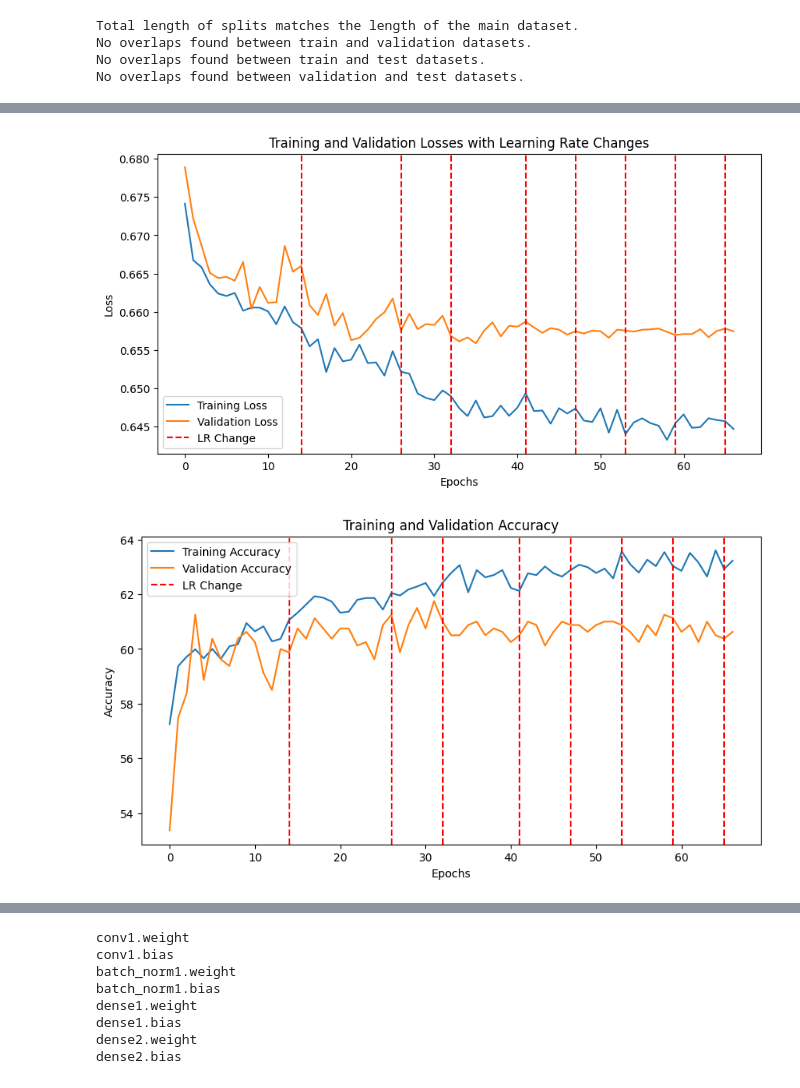
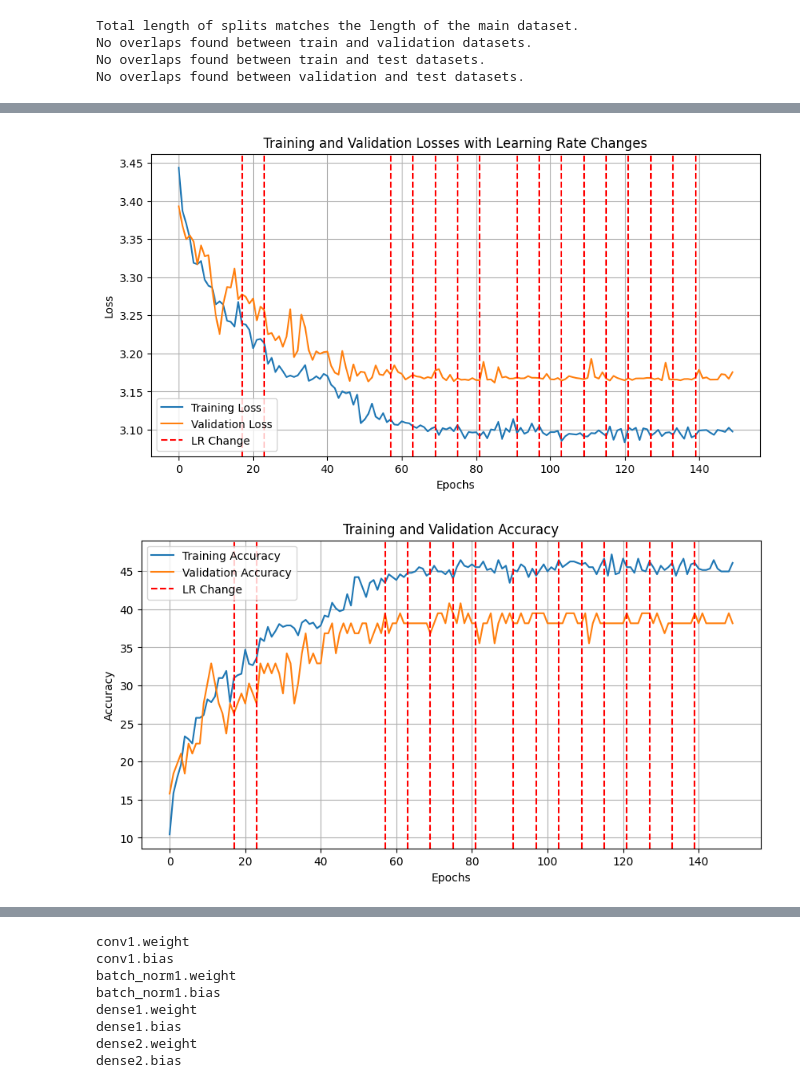
Before and after one commit to Michael-Loren/bacteria, a Jupyter notebook: ResNet-PyTorch/ResNet/ProfileHandling.ipynb, the cells around one changed output, grey strips where cells are left out. Saved outputs shown, nothing was run; the diff lists cells and outputs as text; code cells hidden in the pictures.

```diff
--- a/ResNet-PyTorch/ResNet/ProfileHandling.ipynb
+++ b/ResNet-PyTorch/ResNet/ProfileHandling.ipynb
@@ -26,7 +26,7 @@ def get_all_file_paths(dataset):
     return file_paths
 
 # # Initialize the dataset with transformations
-dataset = HyperspectralDataset(root_dir='../../ummdsRP/all')
+dataset = HyperspectralDataset(root_dir='../../dibasRP/all')
 # channel_means_cube, channel_stds_cube, channel_means_profile, channel_stds_profile = compute_statistics(dataset)
 
 channel_means_cube, channel_stds_cube, channel_means_profile, channel_stds_profile = [0.5] * 31, [0.5] * 31, [0.5] * 31, [0.5] * 31
@@ -35,12 +35,12 @@ cube_transform = NormalizeCube(mean=channel_means_cube, std=channel_stds_cube)
 profile_transform = NormalizeProfile(mean=channel_means_profile, std=channel_stds_profile)
 
 # Apply the custom transforms to the datasets
-train_dataset = HyperspectralDataset(root_dir='../../ummdsRP/train', cube_transform=cube_transform, profile_transform=profile_transform)
-val_dataset = HyperspectralDataset(root_dir='../../ummdsRP/val', cube_transform=cube_transform, profile_transform=profile_transform)
-test_dataset = HyperspectralDataset(root_dir='../../ummdsRP/test', cube_transform=cube_transform, profile_transform=profile_transform)
+train_dataset = HyperspectralDataset(root_dir='../../dibasRP/train', cube_transform=cube_transform, profile_transform=profile_transform)
+val_dataset = HyperspectralDataset(root_dir='../../dibasRP/val', cube_transform=cube_transform, profile_transform=profile_transform)
+test_dataset = HyperspectralDataset(root_dir='../../dibasRP/test', cube_transform=cube_transform, profile_transform=profile_transform)
 
 # Create DataLoaders for training, validation, and test sets
-train_loader = DataLoader(train_dataset, batch_size=48, shuffle=True, num_workers=4)
-val_loader = DataLoader(val_dataset, batch_size=48, shuffle=False, num_workers=4)
-test_loader = DataLoader(test_dataset, batch_size=48, shuffle=False, num_workers=4)
+train_loader = DataLoader(train_dataset, batch_size=4, shuffle=True, num_workers=4)
+val_loader = DataLoader(val_dataset, batch_size=4, shuffle=False, num_workers=4)
+test_loader = DataLoader(test_dataset, batch_size=4, shuffle=False, num_workers=4)
 # %% [output]
@@ -94,8 +94,8 @@ No overlaps found between validation and test datasets.
 model = pNet().to(device)
 # %%
 criterion = nn.CrossEntropyLoss()
-# optimizer = optim.Adam(model.parameters(), lr=0.1)
-optimizer = optim.SGD(model.parameters(), lr=0.01, momentum=0.9, weight_decay=0.0005)
+optimizer = optim.Adam(model.parameters(), lr=0.001)
+# optimizer = optim.SGD(model.parameters(), lr=0.01, momentum=0.9, weight_decay=0.0005)
 
 scheduler = optim.lr_scheduler.ReduceLROnPlateau(optimizer, factor=0.5, patience=5)
 # %%
@@ -109,7 +109,7 @@ val_accuracies = []
 lr_change_epochs = []
 
 # Training loop
-num_epochs = 200
+num_epochs = 150
 total_start_time = time.time()  # Start timer for the whole training process
 
 for epoch in range(num_epochs):
@@ -197,27 +196,29 @@ KeyboardInterrupt:
 # %%
 # Plot the training and validation losses with learning rate change points
 plt.figure(figsize=(10, 5))
 plt.plot(train_losses, label='Training Loss')
 plt.plot(val_losses, label='Validation Loss')
 for lr_epoch in lr_change_epochs:
     plt.axvline(x=lr_epoch, color='r', linestyle='--', label='LR Change' if lr_epoch == lr_change_epochs[0] else "")
 plt.xlabel('Epochs')
 plt.ylabel('Loss')
 plt.legend()
 plt.title('Training and Validation Losses with Learning Rate Changes')
+plt.grid(True)  # Add gridlines
 plt.show()
 
 # Plot the training and validation accuracy
 plt.figure(figsize=(10, 5))
 plt.plot(train_accuracies, label='Training Accuracy')
 plt.plot(val_accuracies, label='Validation Accuracy')
 for lr_epoch in lr_change_epochs:
     plt.axvline(x=lr_epoch, color='r', linestyle='--', label='LR Change' if lr_epoch == lr_change_epochs[0] else "")
 plt.xlabel('Epochs')
 plt.ylabel('Accuracy')
 plt.legend()
 plt.title('Training and Validation Accuracy')
+plt.grid(True)  # Add gridlines
 plt.show()
 # %% [output]
-[figure, old version]
+[figure, new version]
-[figure, old version]
+[figure, new version]
```
Also changed, not shown: parts of 3 cells of this notebook, 7 other files.
